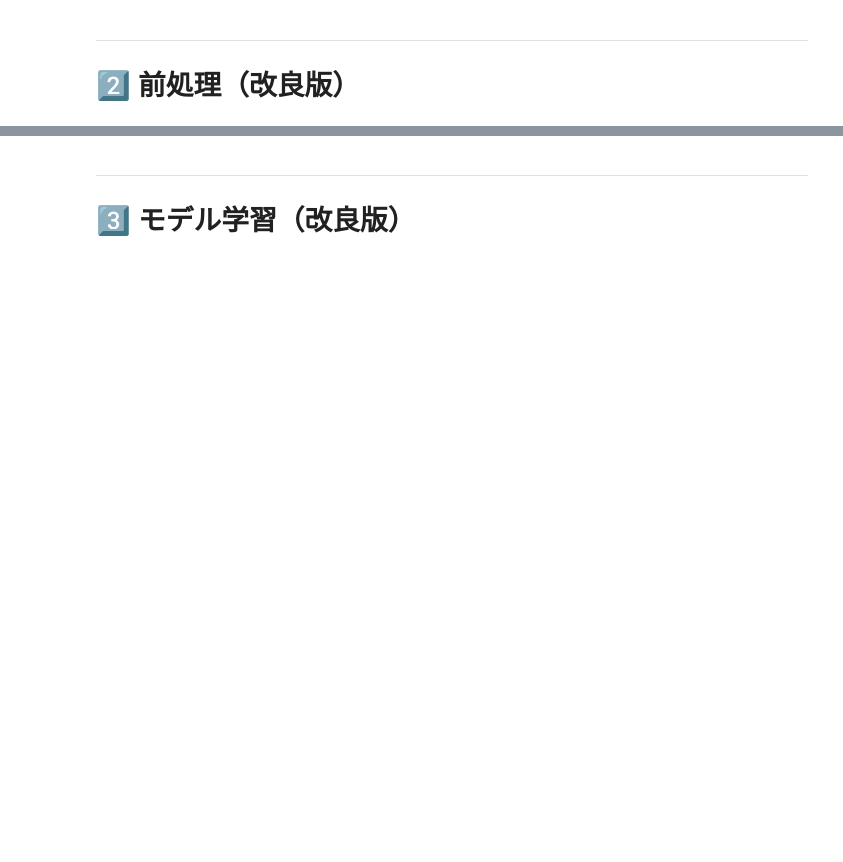
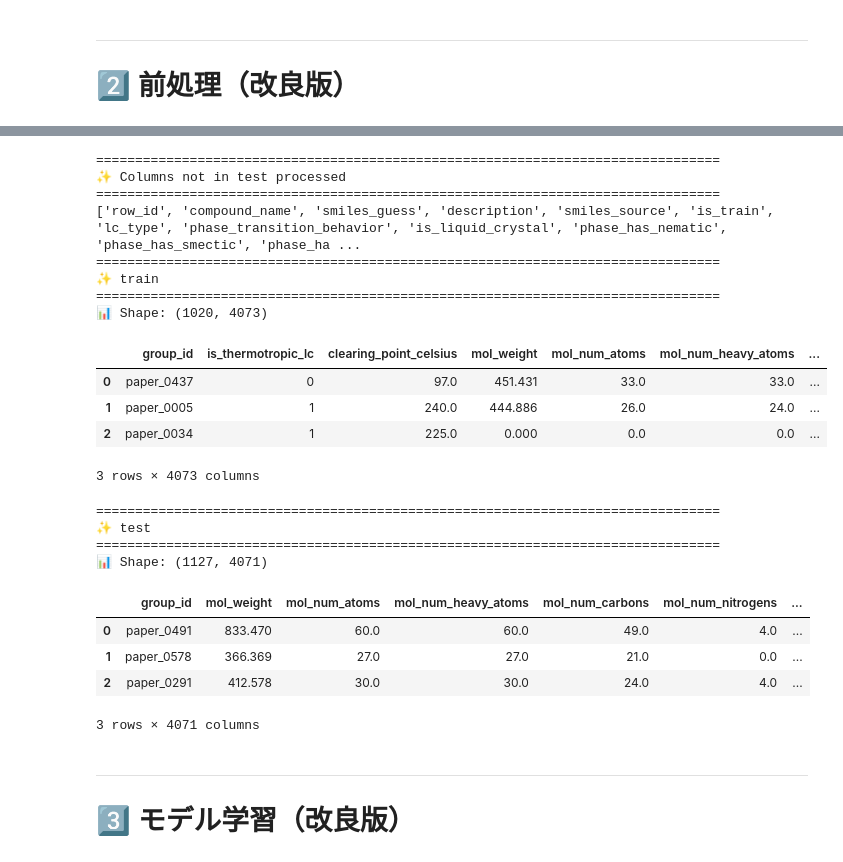
Before and after one commit to hdbunazawa2020/CSIRO---Image2Biomass-Prediction, a Jupyter notebook: notebooks/100-train-my-simple-baseline-ipynb.ipynb, the cells around one changed output, grey strips where cells are left out. Cells and saved outputs as stored; diff of their text form; code cells hidden in the pictures; blank space fills up the shorter version.

```diff
--- a/notebooks/100-train-my-simple-baseline-ipynb.ipynb
+++ b/notebooks/100-train-my-simple-baseline-ipynb.ipynb
@@ -102,15 +102,17 @@ class Config:
         self.data_dir = Path("/kaggle/input/data-science-osaka-winter-2025")
         self.output_dir = Path("/kaggle/working")
         self.output_dir.mkdir(exist_ok=True, parents=True)
+        self.cls_target = "is_thermotropic_lc"
+        self.reg_target = "clearing_point_celsius"
 
         # === Preprocessor 設定 ===
         self.preprocessor = SimpleNamespace(
             verbose=True,
             n_bits=2048,  # ECFP4のビット数
             radius=2,  # ECFP4の半径
-            tfidf_ngram_range=(1, 2), # 重要要素
+            tfidf_ngram_range=(1, 4), # 重要要素,  default (1,2)
             tfidf_min_df=2,
-            tfidf_max_features=5000,  # TF-IDFの最大特徴量数
+            tfidf_max_features=2000,  # TF-IDFの最大特徴量数, default:5000
             include_molecular=True,
             include_name=True,
             include_phase=True,
@@ -124,7 +126,7 @@ class Config:
             classification=dict(
                 objective="binary",
                 metric=["binary_logloss"],
-                learning_rate=0.03,
+                learning_rate=0.0003,
                 num_leaves=63,
                 min_data_in_leaf=30,
                 feature_fraction=0.9,
@@ -141,7 +143,7 @@ class Config:
             regression=dict(
                 objective="regression",
                 metric=["rmse"],
-                learning_rate=0.02,
+                learning_rate=0.0003,
                 num_leaves=63,
                 min_data_in_leaf=10,
                 feature_fraction=0.9,
@@ -798,4 +797,36 @@ shape: (3, 7_088)
 ... (7 outputs left out)
+# %%
+sep("Columns not in test processed")
+drop_cols = ["row_id", "compound_name", "smiles_guess", "description", "smiles_source", "is_train", ]
+test  = df_test_processed.drop(drop_cols).to_pandas().reset_index(drop=True)
+drop_cols += [col for col in df_train_processed.columns if col not in list(df_test_processed.columns)+[config.cls_target, config.reg_target]]
+print(drop_cols)
+train = df_train_processed.drop(drop_cols).to_pandas().reset_index(drop=True)
+sep("train"); show_df(train)
+sep("test");  show_df(test)
+# %% [output]
+================================================================================
+✨ Columns not in test processed
+================================================================================
+['row_id', 'compound_name', 'smiles_guess', 'description', 'smiles_source', 'is_train', 'lc_type', 'phase_transition_behavior', 'is_liquid_crystal', 'phase_has_nematic', 'phase_has_smectic', 'phase_ha ...
+================================================================================
+✨ train
+================================================================================
+📊 Shape: (1020, 4073)
+|  | group_id | is_thermotropic_lc | clearing_point_celsius | mol_weight | mol_num_atoms | mol_num_heavy_atoms | ... |
+| 0 | paper_0437 | 0 | 97.0 | 451.431 | 33.0 | 33.0 | ... |
+| 1 | paper_0005 | 1 | 240.0 | 444.886 | 26.0 | 24.0 | ... |
+| 2 | paper_0034 | 1 | 225.0 | 0.000 | 0.0 | 0.0 | ... |
+3 rows × 4073 columns
+================================================================================
+✨ test
+================================================================================
+📊 Shape: (1127, 4071)
+|  | group_id | mol_weight | mol_num_atoms | mol_num_heavy_atoms | mol_num_carbons | mol_num_nitrogens | ... |
+| 0 | paper_0491 | 833.470 | 60.0 | 60.0 | 49.0 | 4.0 | ... |
+| 1 | paper_0578 | 366.369 | 27.0 | 27.0 | 21.0 | 0.0 | ... |
+| 2 | paper_0291 | 412.578 | 30.0 | 30.0 | 24.0 | 4.0 | ... |
+3 rows × 4071 columns
 # %% [markdown]
 ---
 # 3️⃣ モデル学習（改良版）
```
Also changed, not shown: parts of 20 cells of this notebook.
